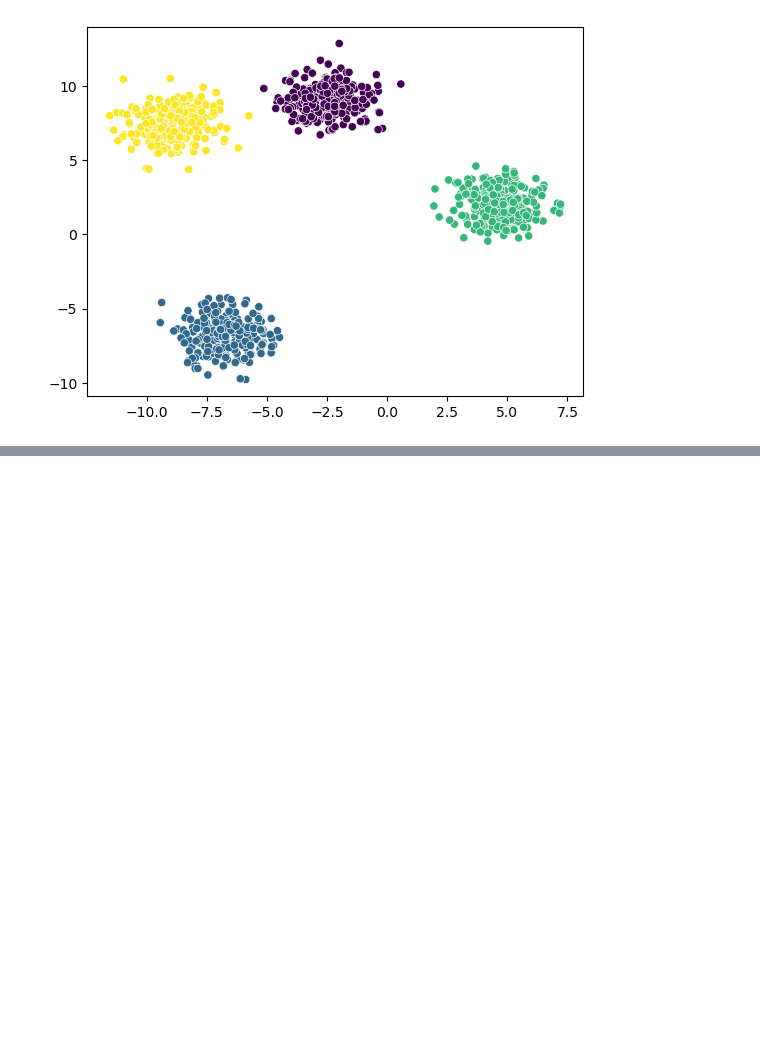
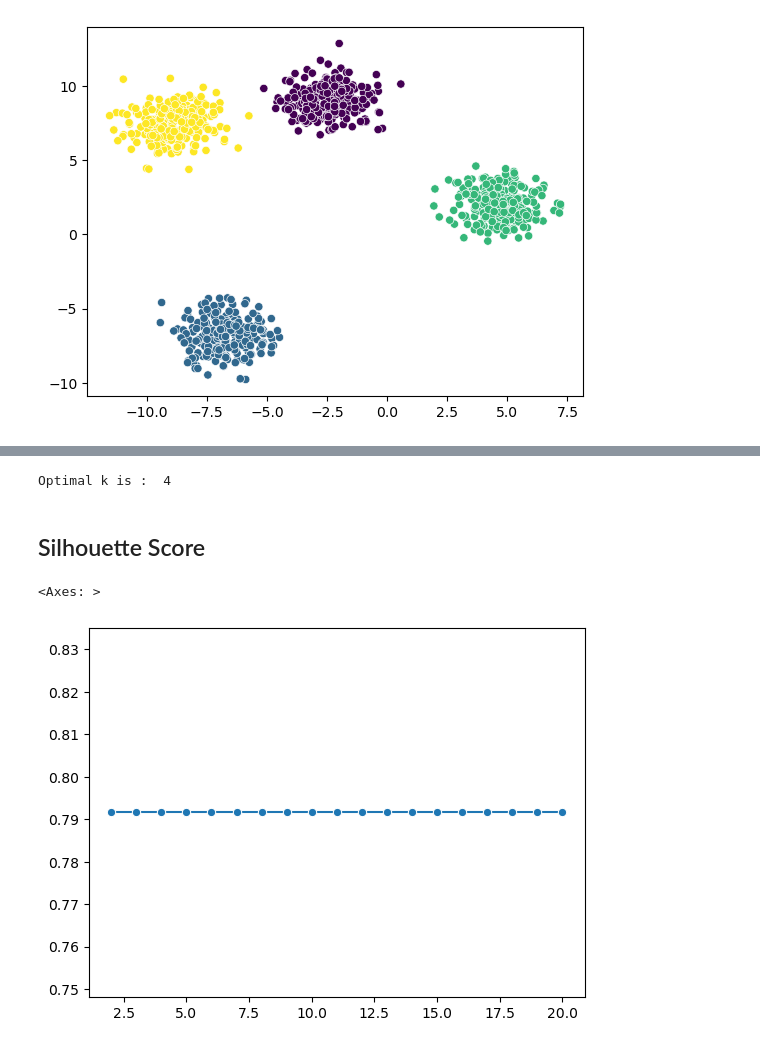
Before and after one commit to CodeByMehra/AiMl, a Jupyter notebook: 05_Unsupervised Learning/01_KMeans.ipynb, the cells around one changed output, grey strips where cells are left out. Saved outputs shown, nothing was run; the diff lists cells and outputs as text; code cells hidden in the pictures; blank space fills up the shorter version.

Commit message:
problem occured in silhouette score

```diff
--- a/05_Unsupervised Learning/01_KMeans.ipynb
+++ b/05_Unsupervised Learning/01_KMeans.ipynb
@@ -44,0 +74,6 @@ sns.scatterplot(x=X[:, 0], y=X[: ,1], c=y_pred)
+# %%
+print("Optimal k is : ",knee.knee)
+# %% [output]
+Optimal k is :  4
+# %% [markdown]
+## Silhouette Score
@@ -44,0 +82,13 @@ sns.scatterplot(x=X[:, 0], y=X[: ,1], c=y_pred)
+# %%
+ss = []
+for k in range(2,21):         # always start k fro 2 in case of silhouette score
+    kmeans = KMeans(n_clusters=k)
+    leabels = kmeans.fit_predict(X)
+    score = silhouette_score(X, labels)
+
+    ss.append(score)
+# %%
+sns.lineplot(x=range(2,21), y=ss, marker='o')
+# %% [output]
+<Axes: >
+[figure, added]
```
Also changed, not shown: parts of 11 cells of this notebook, 1 other file.
